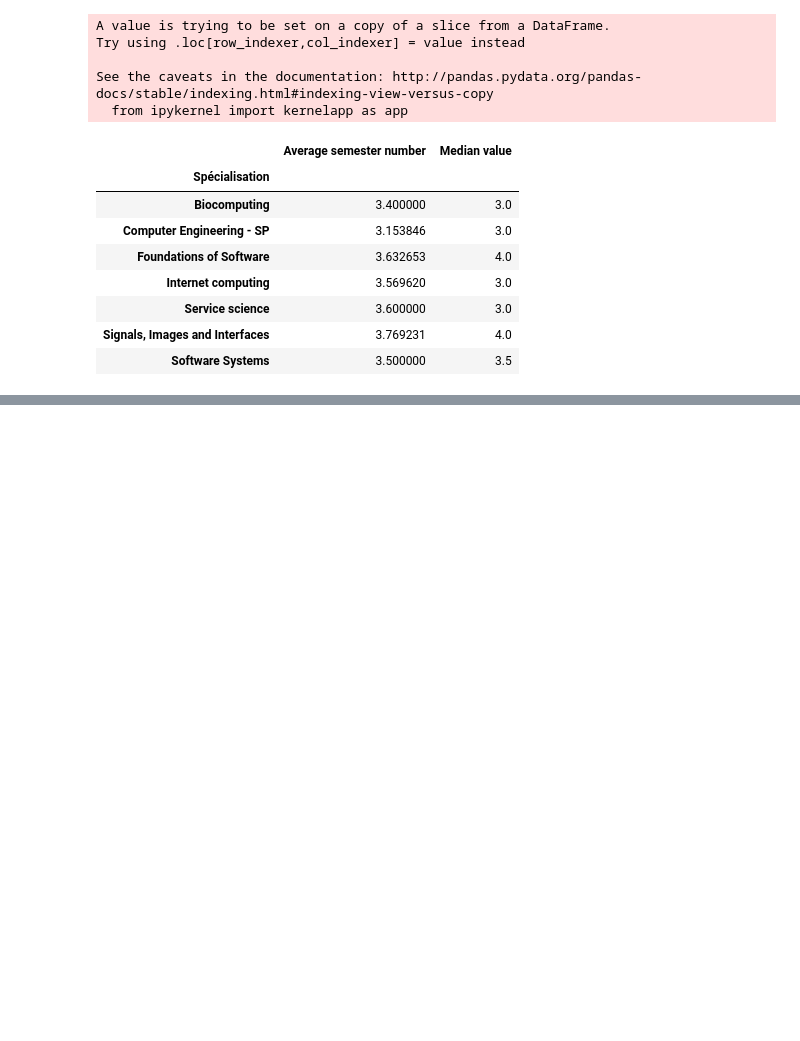
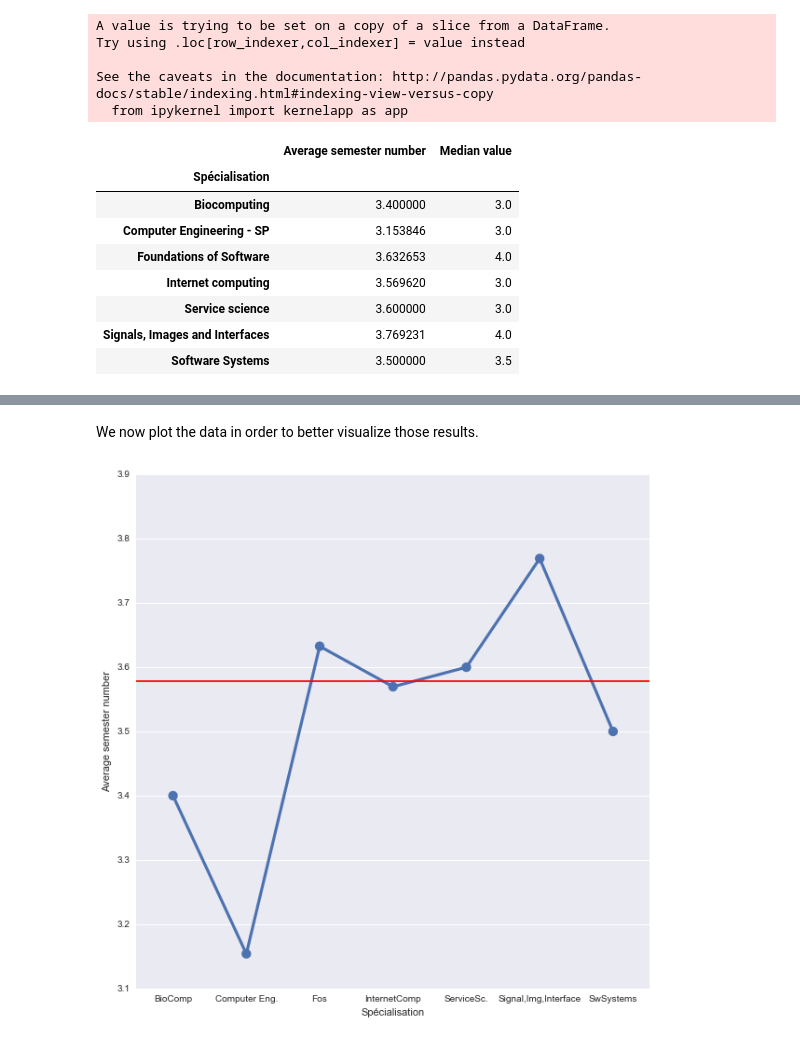
Before and after one commit to agpmilli/adaepfl, a Jupyter notebook: Homework/02 - Data from the Web/Data from the Web.ipynb, the cells around one changed output, grey strips where cells are left out. Saved outputs shown, nothing was run; the diff lists cells and outputs as text; code cells hidden in the pictures; blank space fills up the shorter version.

```diff
--- a/Homework/02 - Data from the Web/Data from the Web.ipynb
+++ b/Homework/02 - Data from the Web/Data from the Web.ipynb
@@ -483,0 +479,12 @@ master_spe_avg
+# %% [markdown]
+We now plot the data in order to better visualize those results.
+# %%
+spe = pd.DataFrame({"Spécialisation": ["BioComp", "Computer Eng.", "Fos", "InternetComp", "ServiceSc.", "Signal,Img,Interface", "SwSystems"]})
+master_spe_avg['Spécialisation'] = spe
+g = sns.factorplot(x="Spécialisation", y="Average semester number", data=master_spe_avg, size=8.5)
+axes = plt.gca()
+axes.set_xlim([-0.5, 6.5])
+plt.plot(np.linspace(-1,6.5,1000), [spe_avg]*1000, 'r')
+plt.show()
+# %% [output]
+[figure, added]
```
Also changed, not shown: parts of 3 cells of this notebook, 2 other files.
